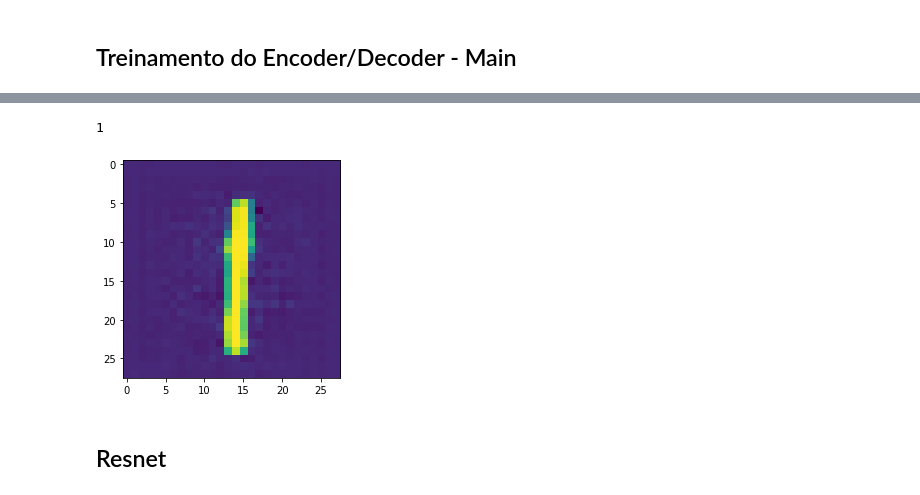
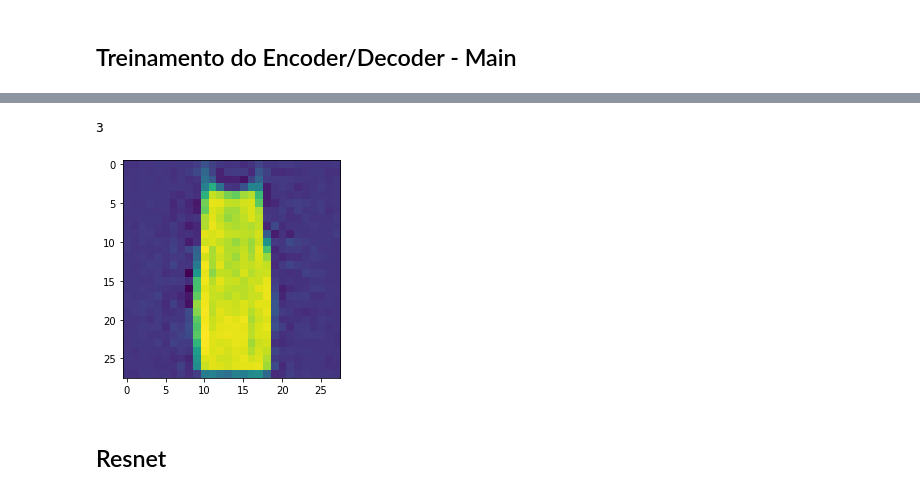
Before and after one commit to thiagom123/Redes-Neurais-2022-1, a Jupyter notebook: Projeto/Copy_of_Deep_Smote.ipynb, the cells around one changed output, grey strips where cells are left out. Drawn from its saved outputs; the diff is of its cells as text; code cells hidden in the pictures.

```diff
--- a/Projeto/Copy_of_Deep_Smote.ipynb
+++ b/Projeto/Copy_of_Deep_Smote.ipynb
@@ -28,9 +78,9 @@ t3 = time.time()
 
 args = {}
 args['dim_h'] = 64         # factor controlling size of hidden layers
-args['n_channel'] = 1#3    # number of channels in the input data
+args['n_channel'] = 3 #1  ou 3    # number of channels in the input data
 
-args['n_z'] = 300 #600     # number of dimensions in latent space.
+args['n_z'] = 600 #300 ou 600     # number of dimensions in latent space.
 
 args['sigma'] = 1.0        # variance in n_z
 args['lambda'] = 0.01      # hyper param for weight of discriminator loss
@@ -40,4 +90,4 @@ args['batch_size'] = 100   # batch size for SGD
 args['save'] = True        # save weights at each epoch of training if True
 args['train'] = True       # train networks if True, else load networks from
 
-args['dataset'] = 'mnist'  #'fmnist' # specify which dataset to use
+args['dataset'] = 'cifar10' # 'mnist' ou 'fashionmnist' ou 'cifar10' ou 'svhn'  # specify which dataset to use
@@ -236,7 +303,8 @@ tensor([5, 0, 4,  ..., 5, 6, 8])
 # %% [markdown]
 ## Treinamento do Encoder/Decoder - Main
 # %%
-%%time
+#%%time
+'''
 ids = os.listdir(dtrnimg)
 idtri_f = [os.path.join(dtrnimg, image_id) for image_id in ids]
 print(idtri_f)
@@ -244,9 +312,10 @@ print(idtri_f)
 ids = os.listdir(dtrnlab)
 idtrl_f = [os.path.join(dtrnlab, image_id) for image_id in ids]
 print(idtrl_f)
+'''
 
-#for i in range(5):
-for i in range(len(ids)):
+for i in range(1):
+#for i in range(len(ids)):
     print()
     print(i)
     encoder = Encoder(args)
@@ -279,18 +348,18 @@ for i in range(len(ids)):
 #   dec_x = dec_x.reshape(dec_x.shape[0],1,28,28)
 #   print('train imgs after reshape ',dec_x.shape)
 
-    dl_batch_size = batch_size=MNISTtorch.__len__()
-    batch_size = 128
+    dl_batch_size = batch_size=dataset_torch.__len__()
+    batch_size = args['batch_size']
     num_workers = 0
 
     #torch.Tensor returns float so if want long then use torch.tensor
  #   tensor_x = dec_x
  #   tensor_y = MNISTtorch.target
  #   mnist_bal = TensorDataset(tensor_x,tensor_y)
-    train_loader = torch.utils.data.DataLoader(MNISTtorch, batch_size=batch_size,shuffle=True,num_workers=num_workers)
+    train_loader = torch.utils.data.DataLoader(dataset_torch, batch_size=batch_size,shuffle=True,num_workers=num_workers)
 
     ## Carregar dataset na memória
-    dl_aux = torch.utils.data.DataLoader(MNISTtorch, batch_size=dl_batch_size,shuffle=True,num_workers=num_workers)
+    dl_aux = torch.utils.data.DataLoader(dataset_torch, batch_size=dl_batch_size,shuffle=True,num_workers=num_workers)
 
     dec_x, dec_y = next(iter(dl_aux))
 
@@ -415,9 +484,9 @@ for i in range(len(ids)):
             #necessary for illustration purposes
             if train_loss < best_loss:
                 print('Saving..')
-                path_enc = 'MNIST/models/crs5/' \
+                path_enc = dir_model+'/models/crs5/' \
                     + str(i) + '/bst_enc.pth'
-                path_dec = 'MNIST/models/crs5/' \
+                path_dec = dir_model+'/models/crs5/' \
                     + str(i) + '/bst_dec.pth'
 
                 torch.save(encoder.state_dict(), path_enc)
@@ -428,9 +497,9 @@ for i in range(len(ids)):
 
         #in addition, store the final model (may not be the best) for
         #informational purposes
-        path_enc = 'MNIST/models/crs5/' \
+        path_enc = dir_model+'/models/crs5/' \
             + str(i) + '/f_enc.pth'
-        path_dec = 'MNIST/models/crs5/' \
+        path_dec = dir_model+'/models/crs5/' \
             + str(i) + '/f_dec.pth'
         print(path_enc)
         print(path_dec)
@@ -720,10 +751,10 @@ Classe 9
 # %%
 import matplotlib.pyplot as plt
-plt.imshow(combx[0].reshape(28,28))
-print(comby[0])
+plt.imshow(combx[5000].reshape(28,28))
+print(comby[5000])
 # %% [output]
-1
+3
-[figure, old version]
+[figure, new version]
 # %% [markdown]
 ## Resnet
 # %%
```
Also changed, not shown: parts of 24 cells of this notebook.
